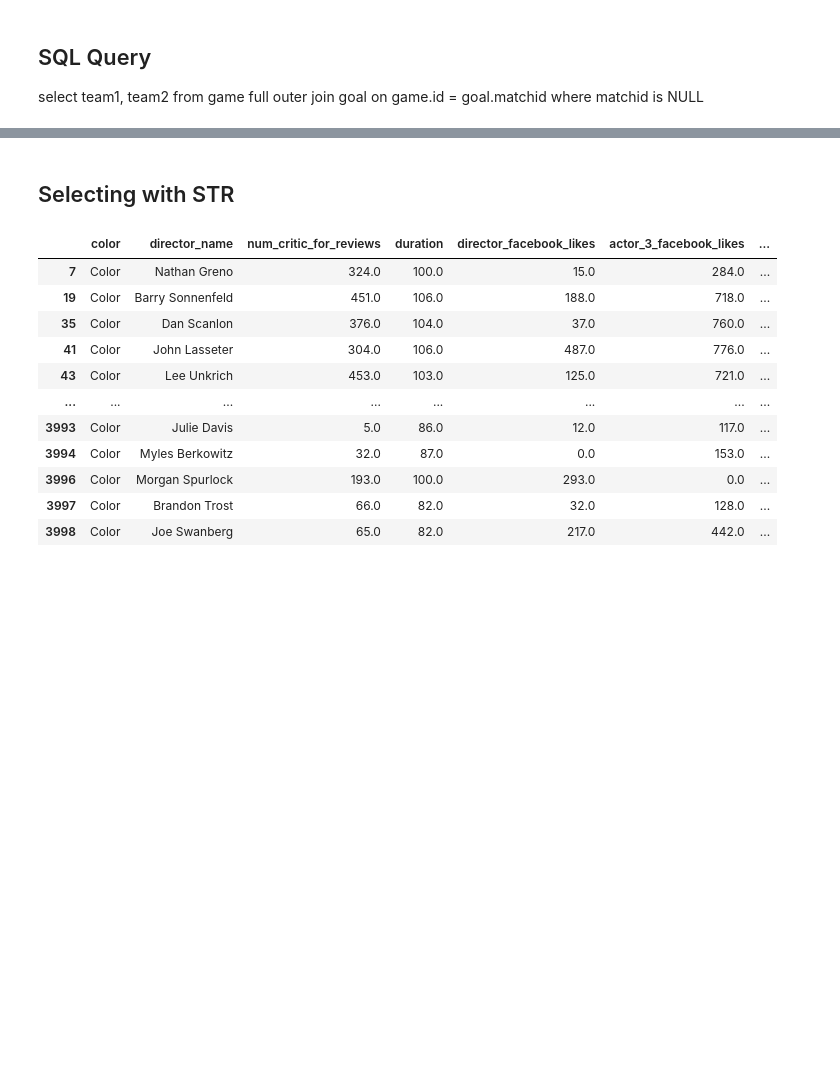
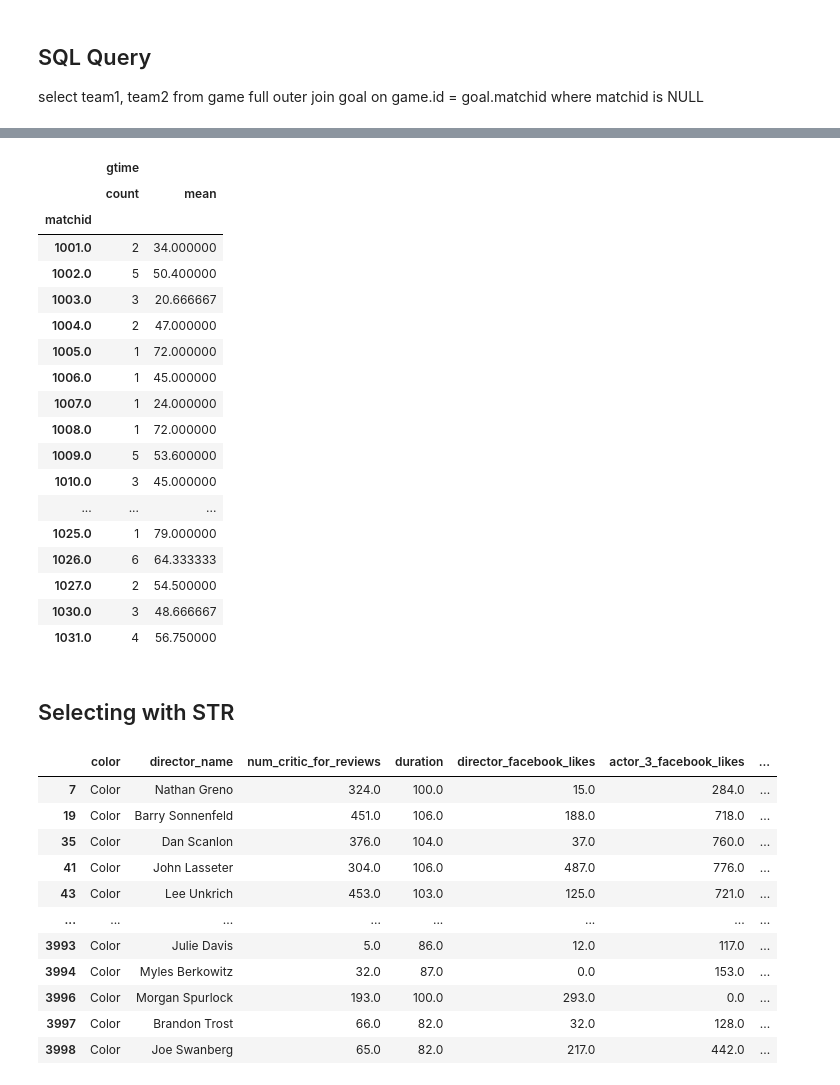
Before and after one commit to hansfranke1985/ADS, a Jupyter notebook: Week_1/Exercises.ipynb, the cells around one changed output, grey strips where cells are left out. Saved outputs shown, nothing was run; the diff lists cells and outputs as text; code cells hidden in the pictures; blank space fills up the shorter version.

```diff
--- a/Week_1/Exercises.ipynb
+++ b/Week_1/Exercises.ipynb
@@ -505,3 +507,25 @@ select team1, team2 from game full outer join goal on game.id = goal.matchid whe
+# %%
+full_merged[['gtime']].groupby(full_merged['matchid']).agg(['count', 'mean'])
+# %% [output]
+|  | gtime |  |
+|  | count | mean |
+| matchid |  |  |
+| 1001.0 | 2 | 34.000000 |
+| 1002.0 | 5 | 50.400000 |
+| 1003.0 | 3 | 20.666667 |
+| 1004.0 | 2 | 47.000000 |
+| 1005.0 | 1 | 72.000000 |
+| 1006.0 | 1 | 45.000000 |
+| 1007.0 | 1 | 24.000000 |
+| 1008.0 | 1 | 72.000000 |
+| 1009.0 | 5 | 53.600000 |
+| 1010.0 | 3 | 45.000000 |
+| ... | ... | ... |
+| 1025.0 | 1 | 79.000000 |
+| 1026.0 | 6 | 64.333333 |
+| 1027.0 | 2 | 54.500000 |
+| 1030.0 | 3 | 48.666667 |
+| 1031.0 | 4 | 56.750000 |
 # %% [markdown]
 ## Selecting with STR
 # %%
```
Also changed, not shown: parts of 3 cells of this notebook, 1 other file.
